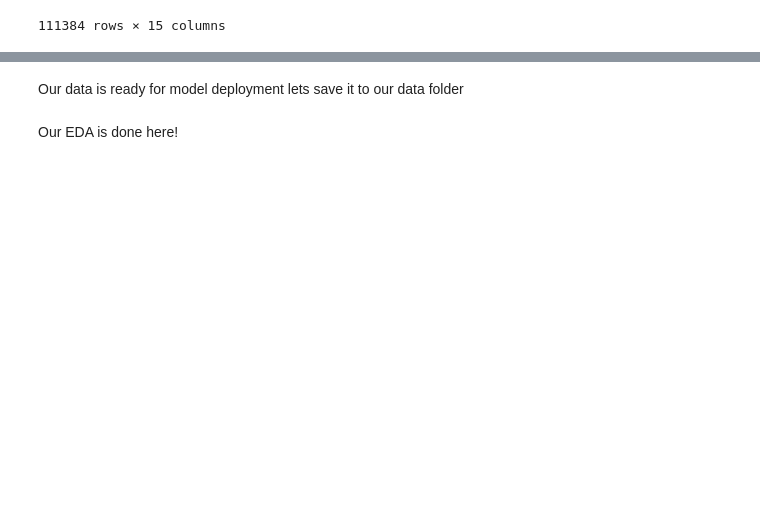
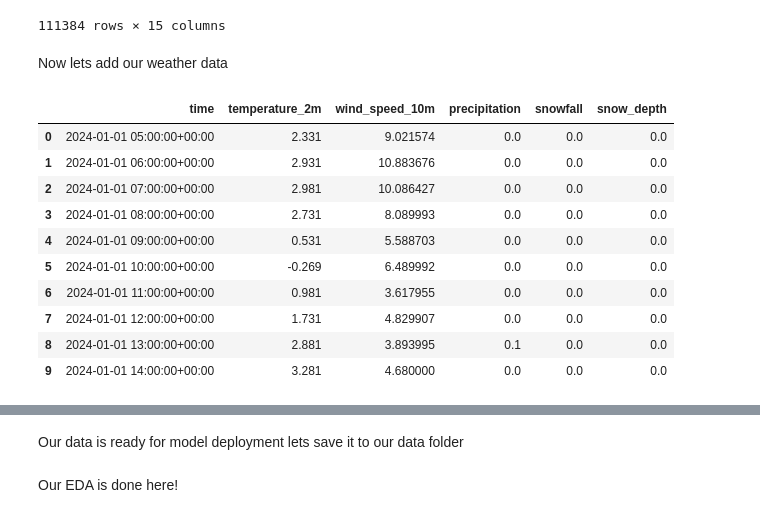
Before and after one commit to andrewsuh98/da-project-citibike, a Jupyter notebook: notebooks/EDA_component.ipynb, the cells around one changed output, grey strips where cells are left out. Drawn from its saved outputs; the diff is of its cells as text; code cells hidden in the pictures; blank space fills up the shorter version.

```diff
--- a/notebooks/EDA_component.ipynb
+++ b/notebooks/EDA_component.ipynb
@@ -337,3 +337,22 @@ hourly_df
 | 111382 | W 120 St & Claremont Ave | 2025-10-31 22:00:00 | 1.0 | 0.0 | 22 | 2025 | 10 | 4 | 0 | 0 | ... |
 | 111383 | W 120 St & Claremont Ave | 2025-10-31 23:00:00 | 1.0 | 0.0 | 23 | 2025 | 10 | 4 | 0 | 0 | ... |
 111384 rows × 15 columns
+# %% [markdown]
+Now lets add our weather data
+# %%
+data_path = os.path.join('..', 'data', 'openmeteo_cu_hourly_2024_01_to_2025_10_from_client.csv')
+weather_df = pd.read_csv(data_path)
+
+weather_df.head(10)
+# %% [output]
+|  | time | temperature_2m | wind_speed_10m | precipitation | snowfall | snow_depth |
+| 0 | 2024-01-01 05:00:00+00:00 | 2.331 | 9.021574 | 0.0 | 0.0 | 0.0 |
+| 1 | 2024-01-01 06:00:00+00:00 | 2.931 | 10.883676 | 0.0 | 0.0 | 0.0 |
+| 2 | 2024-01-01 07:00:00+00:00 | 2.981 | 10.086427 | 0.0 | 0.0 | 0.0 |
+| 3 | 2024-01-01 08:00:00+00:00 | 2.731 | 8.089993 | 0.0 | 0.0 | 0.0 |
+| 4 | 2024-01-01 09:00:00+00:00 | 0.531 | 5.588703 | 0.0 | 0.0 | 0.0 |
+| 5 | 2024-01-01 10:00:00+00:00 | -0.269 | 6.489992 | 0.0 | 0.0 | 0.0 |
+| 6 | 2024-01-01 11:00:00+00:00 | 0.981 | 3.617955 | 0.0 | 0.0 | 0.0 |
+| 7 | 2024-01-01 12:00:00+00:00 | 1.731 | 4.829907 | 0.0 | 0.0 | 0.0 |
+| 8 | 2024-01-01 13:00:00+00:00 | 2.881 | 3.893995 | 0.1 | 0.0 | 0.0 |
+| 9 | 2024-01-01 14:00:00+00:00 | 3.281 | 4.680000 | 0.0 | 0.0 | 0.0 |
```
Also changed, not shown: parts of 6 cells of this notebook.
